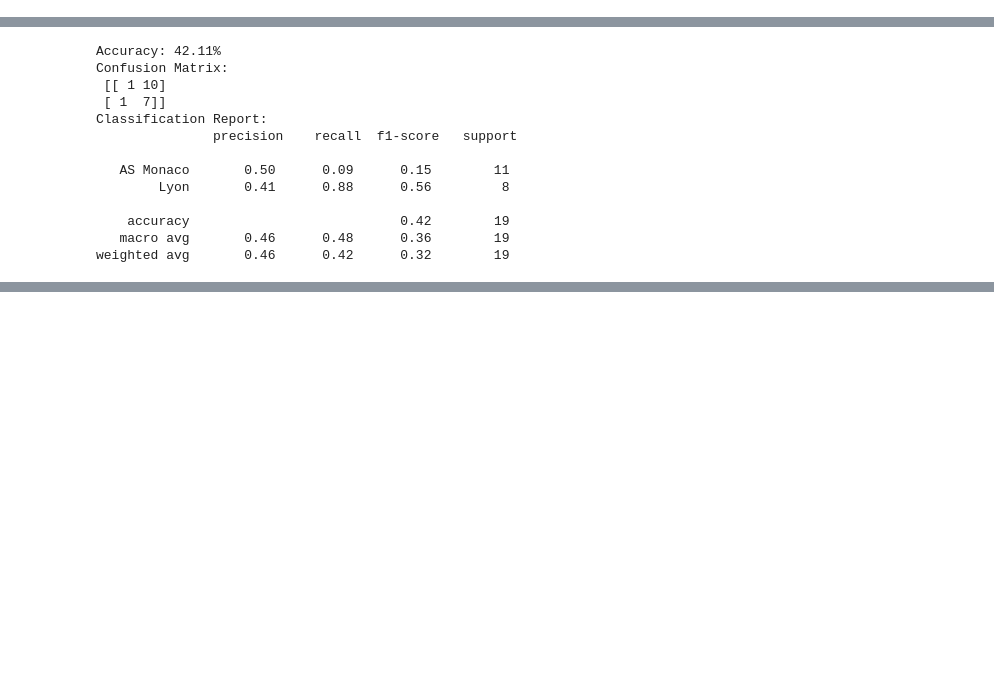
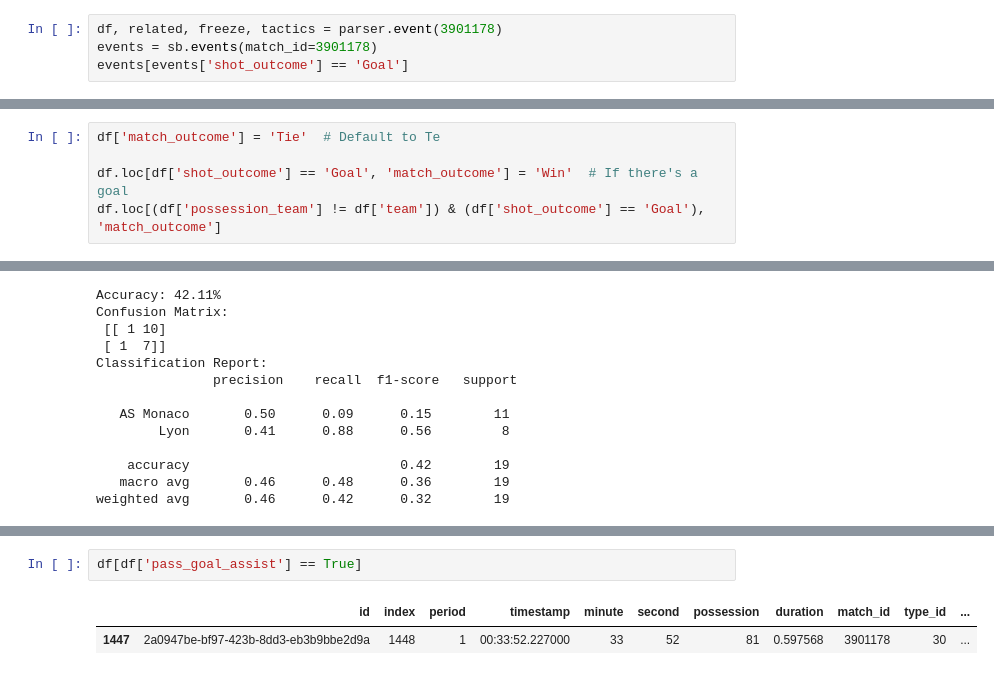
Before and after one commit to barrettb/Soccer-Network-Analysis, a Jupyter notebook: mod_Lyon_vs_Monaco.ipynb, the cells around one changed output, grey strips where cells are left out. Drawn from its saved outputs; the diff is of its cells as text; blank space fills up the shorter version.

```diff
--- a/mod_Lyon_vs_Monaco.ipynb
+++ b/mod_Lyon_vs_Monaco.ipynb
@@ -61,0 +72,4 @@ teams = parser.match(competition_id=7, season_id=27)
+# %%
+df, related, freeze, tactics = parser.event(3901178)
+events = sb.events(match_id=3901178)
+events[events['shot_outcome'] == 'Goal']
@@ -61,0 +80,5 @@ teams = parser.match(competition_id=7, season_id=27)
+# %%
+df['match_outcome'] = 'Tie'  # Default to Te
+
+df.loc[df['shot_outcome'] == 'Goal', 'match_outcome'] = 'Win'  # If there's a goal
+df.loc[(df['possession_team'] != df['team']) & (df['shot_outcome'] == 'Goal'), 'match_outcome']
@@ -253,0 +293,5 @@ Accuracy: 0.5789473684210527
+# %%
+df[df['pass_goal_assist'] == True]
+# %% [output]
+|  | id | index | period | timestamp | minute | second | possession | duration | match_id | type_id | ... |
+| 1447 | 2a0947be-bf97-423b-8dd3-eb3b9bbe2d9a | 1448 | 1 | 00:33:52.227000 | 33 | 52 | 81 | 0.597568 | 3901178 | 30 | ... |
```
Also changed, not shown: parts of 8 cells of this notebook, 3 other files.
